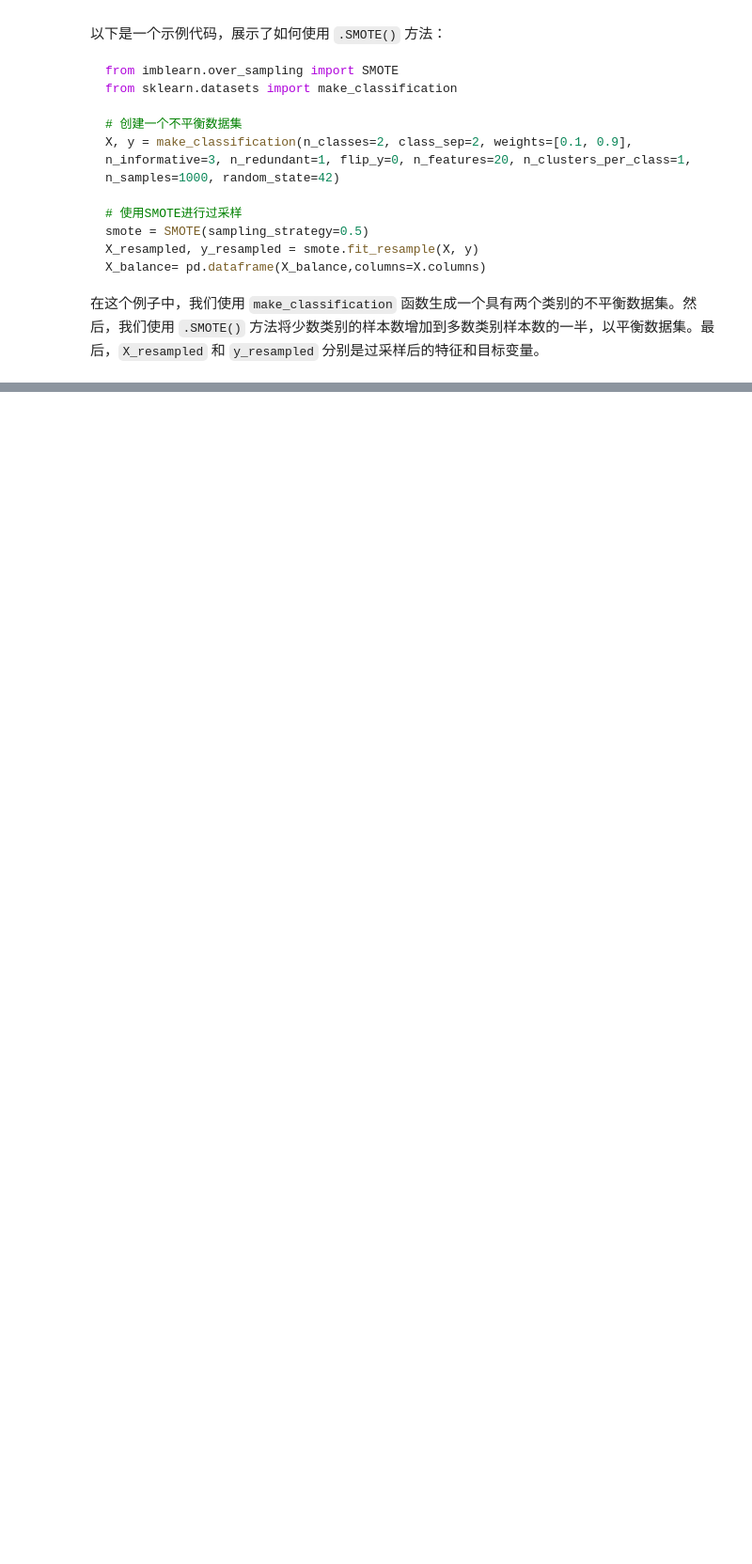
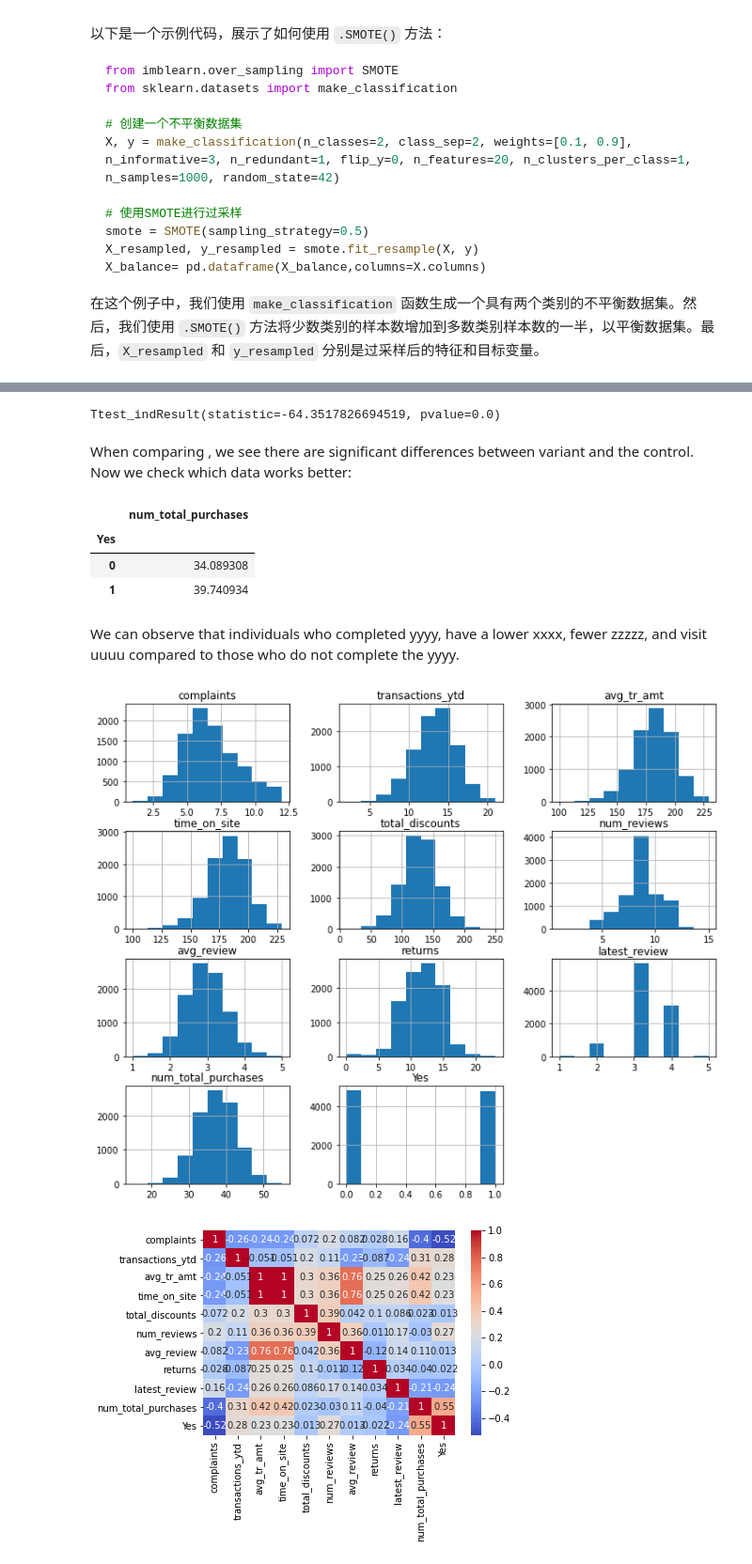
Before and after one commit to leningschulich/schulich_data_science, a Jupyter notebook: mban 6110 inclass code/note for mban6110 final.ipynb, the cells around one changed output, grey strips where cells are left out. Shown at 94% size. Drawn from its saved outputs; the diff is of its cells as text; code cells hidden in the pictures; blank space fills up the shorter version.

```diff
--- a/mban 6110 inclass code/note for mban6110 final.ipynb
+++ b/mban 6110 inclass code/note for mban6110 final.ipynb
@@ -36,0 +372,31 @@ X_balance= pd.dataframe(X_balance,columns=X.columns)
+# %%
+var1 = df_copy[df_copy['Yes']== 0]['num_total_purchases']
+control = df_copy[df_copy['Yes']== 1]['num_total_purchases']
+
+p_val = stats.ttest_ind(var1, control)
+print(p_val)
+# %% [output]
+Ttest_indResult(statistic=-64.3517826694519, pvalue=0.0)
+# %% [markdown]
+When comparing , we see there are significant differences between variant and the control. Now we check which data works better:
+# %%
+df_copy.groupby('Yes')[['num_total_purchases']].mean()
+# %% [output]
+|  | num_total_purchases |
+| Yes |  |
+| 0 | 34.089308 |
+| 1 | 39.740934 |
+# %% [markdown]
+We can observe that individuals who completed yyyy, have a lower xxxx, fewer zzzzz, and visit uuuu compared to those who do not complete the yyyy.
+# %%
+# Histograms
+df_copy.hist(figsize=(12, 10)) # we can quickly create all histograms at once
+plt.show()
+
+# Correlation matrix heatmap
+corr_matrix = df_copy.corr()
+sns.heatmap(corr_matrix, annot=True, cmap='coolwarm')
+plt.show()
+# %% [output]
+[figure, added]
+[figure, added]
```
Also changed, not shown: parts of 114 cells of this notebook, 2 other files.
